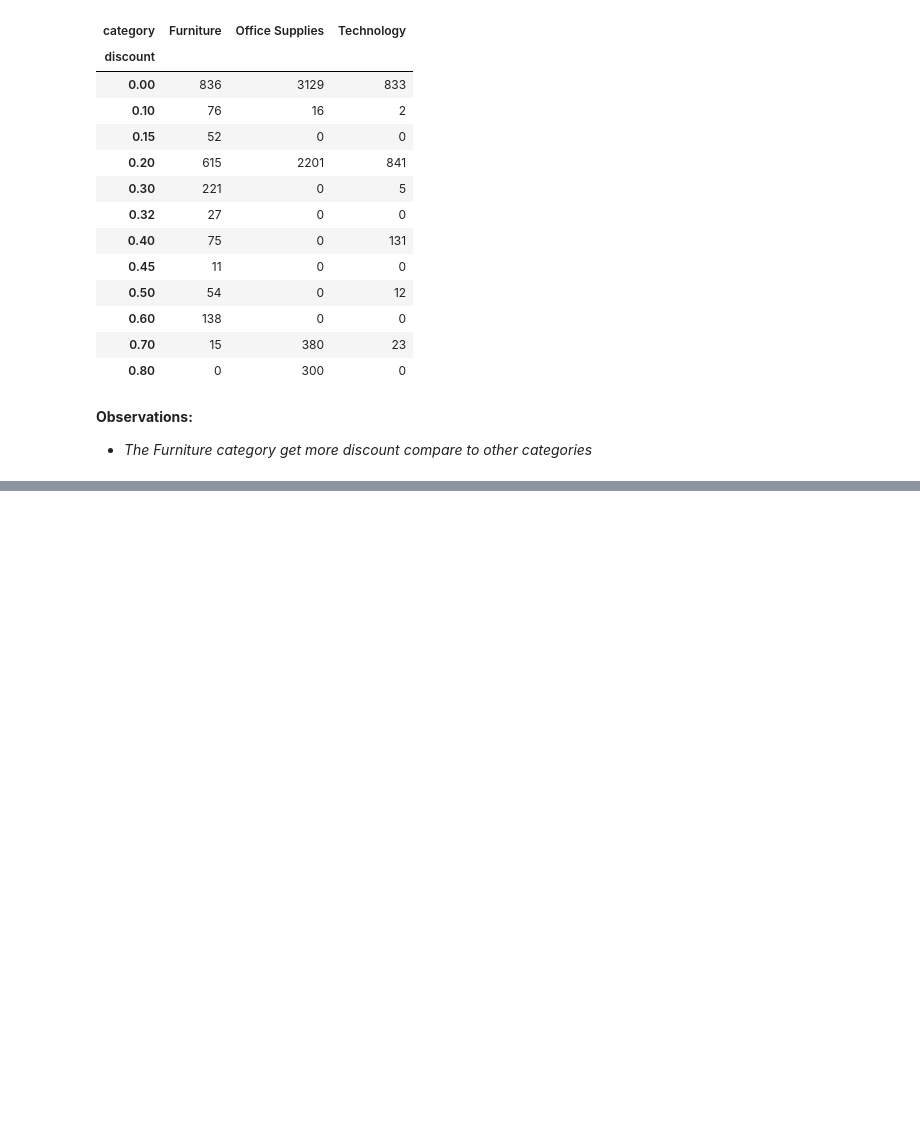
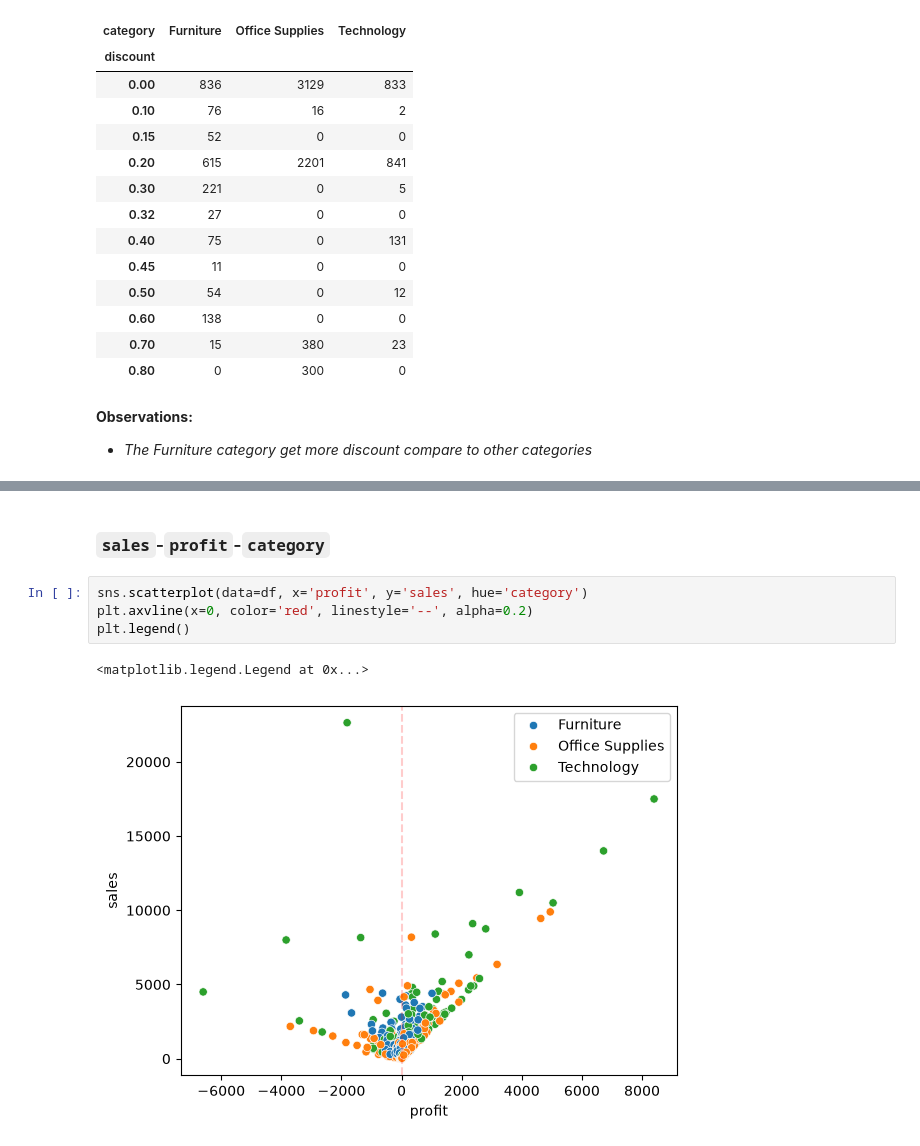
Before and after one commit to OnkarGhadage/superstore-sales-analysis, a Jupyter notebook: notebooks/eda.ipynb, the cells around one changed output, grey strips where cells are left out. Drawn from its saved outputs; the diff is of its cells as text; blank space fills up the shorter version.

```diff
--- a/notebooks/eda.ipynb
+++ b/notebooks/eda.ipynb
@@ -931,0 +990,9 @@ pd.crosstab(df['discount'], df['category'])
+# %% [markdown]
+### `sales`-`profit`-`category`
+# %%
+sns.scatterplot(data=df, x='profit', y='sales', hue='category')
+plt.axvline(x=0, color='red', linestyle='--', alpha=0.2)
+plt.legend()
+# %% [output]
+<matplotlib.legend.Legend at 0x...>
+[figure, added]
```
Also changed, not shown: parts of 24 cells of this notebook.
